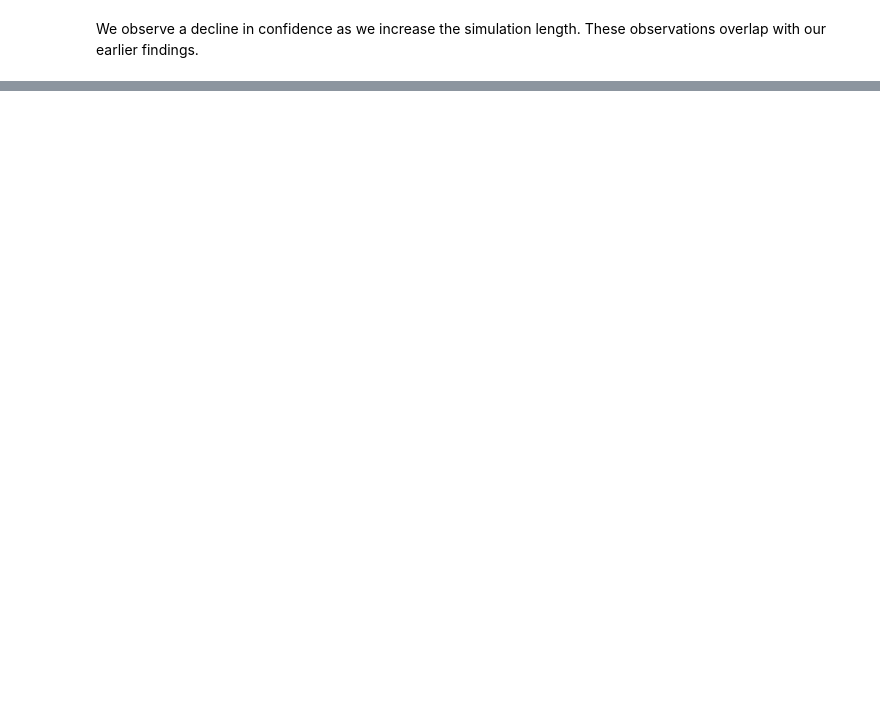
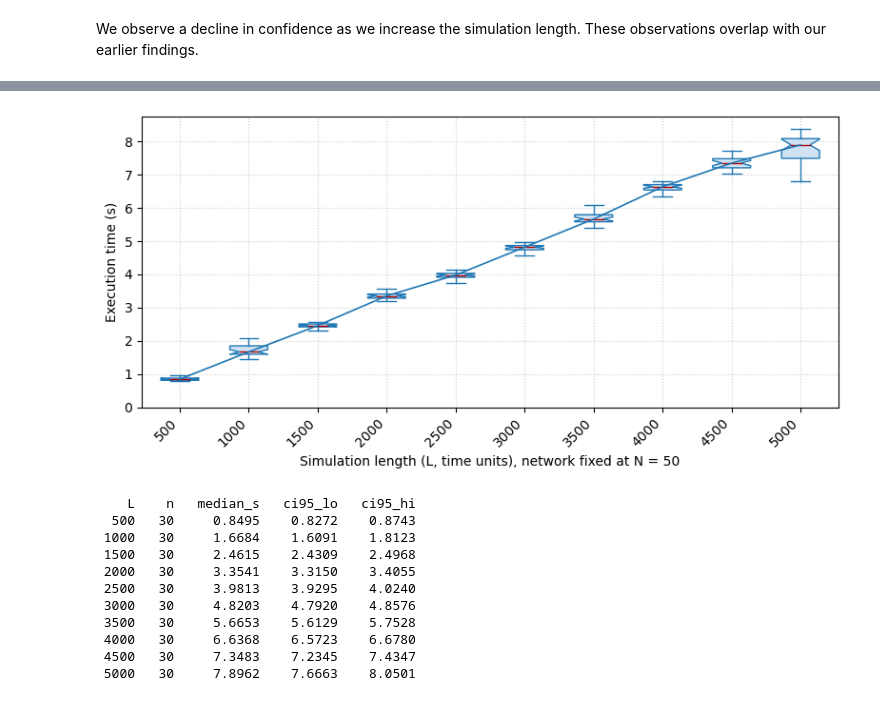
Before and after one commit to SupplyChainSimulation/SupplyNetPy, a Jupyter notebook: examples/notebooks/performance_ana.ipynb, the cells around one changed output, grey strips where cells are left out. Saved outputs shown, nothing was run; the diff lists cells and outputs as text; code cells hidden in the pictures; blank space fills up the shorter version.

```diff
--- a/examples/notebooks/performance_ana.ipynb
+++ b/examples/notebooks/performance_ana.ipynb
@@ -419,0 +306,36 @@ plt.show()
+# %%
+# This section only reads the precomputed server timings from data/, so it can
+# be re-run on any machine without redoing the benchmark itself.
+import csv
+import random
+import statistics
+from collections import defaultdict
+
+import matplotlib.pyplot as plt
+
+def load_grouped(csv_path, key):
+    """Read a raw timings CSV and group the samples: {N or L value: [time_s, ...]}."""
+    groups = defaultdict(list)
+    with open(csv_path, newline="") as f:
+        for row in csv.DictReader(f):
+            groups[int(row[key])].append(float(row["time_s"]))
+    return dict(sorted(groups.items()))
+
+def bootstrap_median_ci(samples, B=5000, alpha=0.05, seed=7):
+    """95% confidence interval for the median, computed by resampling.
+
+    Execution times don't follow any distribution we can assume up front, so
+    instead of a formula we resample: draw len(samples) values with
+    replacement, take the median, repeat B times, and report the middle 95%
+    of those medians.
+    """
+    rnd = random.Random(seed)
+    n = len(samples)
+    meds = sorted(statistics.median(samples[rnd.randrange(n)] for _ in range(n))
+                  for _ in range(B))
+    return meds[int((alpha / 2) * B)], meds[int((1 - alpha / 2) * B)]
+
+n_groups = load_grouped("data/perform_n_raw.csv", "N")
+l_groups = load_grouped("data/perform_sim_l_raw.csv", "L")
+print(f"vs N: {len(n_groups)} configurations, {sum(len(v) for v in n_groups.values())} samples")
+print(f"vs L: {len(l_groups)} configurations, {sum(len(v) for v in l_groups.values())} samples")
@@ -419,0 +400,16 @@ plt.show()
+# %%
+benchmark_boxplot(l_groups, "Simulation length (L, time units), network fixed at N = 50")
+print_summary(l_groups, "L")
+# %% [output]
+[figure, added]
+    L    n   median_s   ci95_lo   ci95_hi
+  500   30     0.8495    0.8272    0.8743
+ 1000   30     1.6684    1.6091    1.8123
+ 1500   30     2.4615    2.4309    2.4968
+ 2000   30     3.3541    3.3150    3.4055
+ 2500   30     3.9813    3.9295    4.0240
+ 3000   30     4.8203    4.7920    4.8576
+ 3500   30     5.6653    5.6129    5.7528
+ 4000   30     6.6368    6.5723    6.6780
+ 4500   30     7.3483    7.2345    7.4347
+ 5000   30     7.8962    7.6663    8.0501
```
Also changed, not shown: parts of 9 cells of this notebook, 5 other files.
